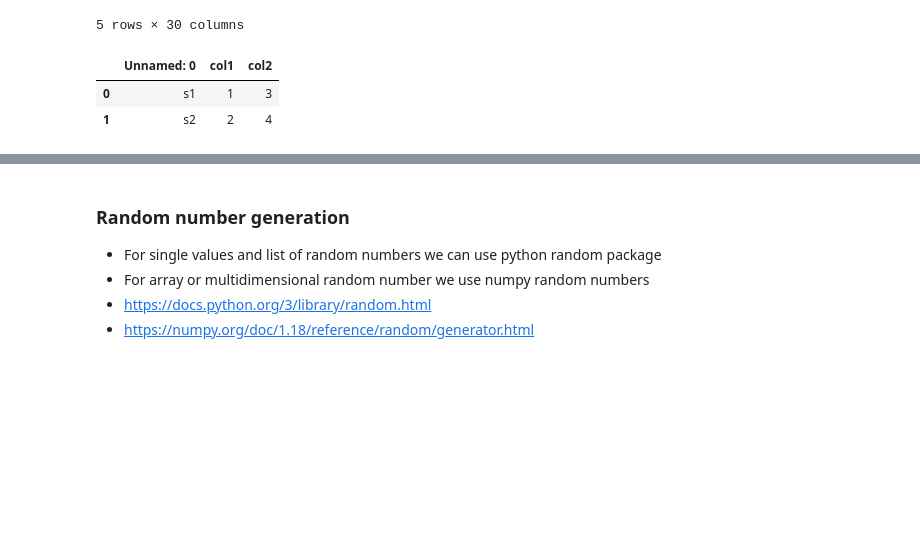
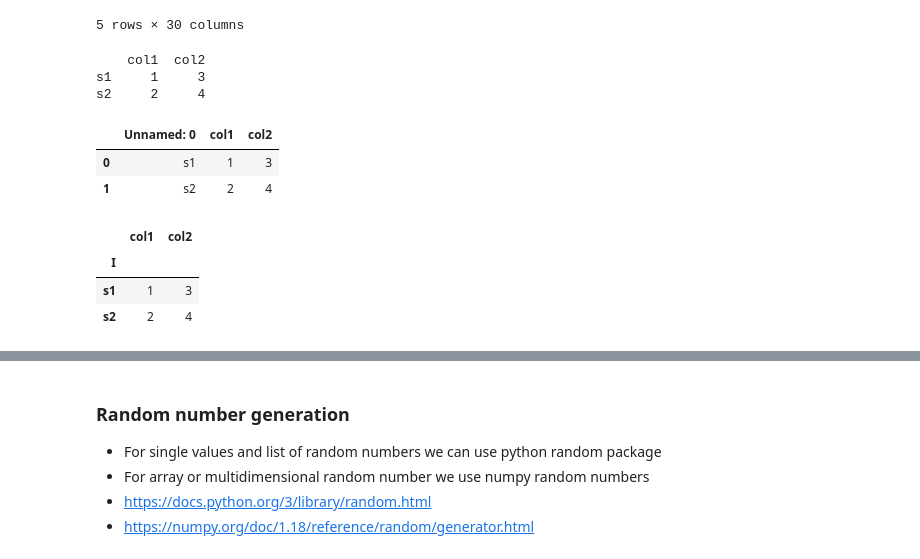
Before and after one commit to VeenaKGit/Knowledge, a Jupyter notebook: Pandas and Numpy.ipynb, the cells around one changed output, grey strips where cells are left out. Saved outputs shown, nothing was run; the diff lists cells and outputs as text; code cells hidden in the pictures; blank space fills up the shorter version.

```diff
--- a/Pandas and Numpy.ipynb
+++ b/Pandas and Numpy.ipynb
@@ -87,14 +90,30 @@ data ={
     'col2':[3,4],
 }
 da = pd.DataFrame(data=data, index = ['s1', 's2'])
-da.to_csv('data/output_sample.csv',)
-# da.to_csv('data/output_sample.csv',  index_label='I')
+print(da)
+da.to_csv('data/output_sample.csv')
+# by default the first column is read as a index column. But in this case (open the csv) we have a leading ','
+# (pandas mark the name of that column as "Unnamed:0")
+# it is considered as a data column. Remove it and run the code again.
 res = pd.read_csv('data/output_sample.csv')
-res # index was stored as no name.
+res
 # %% [output]
+    col1  col2
+s1     1     3
+s2     2     4
 |  | Unnamed: 0 | col1 | col2 |
 | 0 | s1 | 1 | 3 |
 | 1 | s2 | 2 | 4 |
+# %%
+# store the data with index_label as 'I' and see and read the index as 'I' and see the result.
+da.to_csv('data/output_sample.csv',  index_label='I')
+res = pd.read_csv('data/output_sample.csv', index_col = 'I')
+res
+# %% [output]
+|  | col1 | col2 |
+| I |  |  |
+| s1 | 1 | 3 |
+| s2 | 2 | 4 |
 # %%
 res = pd.read_csv('data/output_sample.csv', index_col=[0])
 # res = pd.read_csv('data/output_sample.csv', index_col='I')
```
Also changed, not shown: parts of 10 cells of this notebook, 2 other files.
